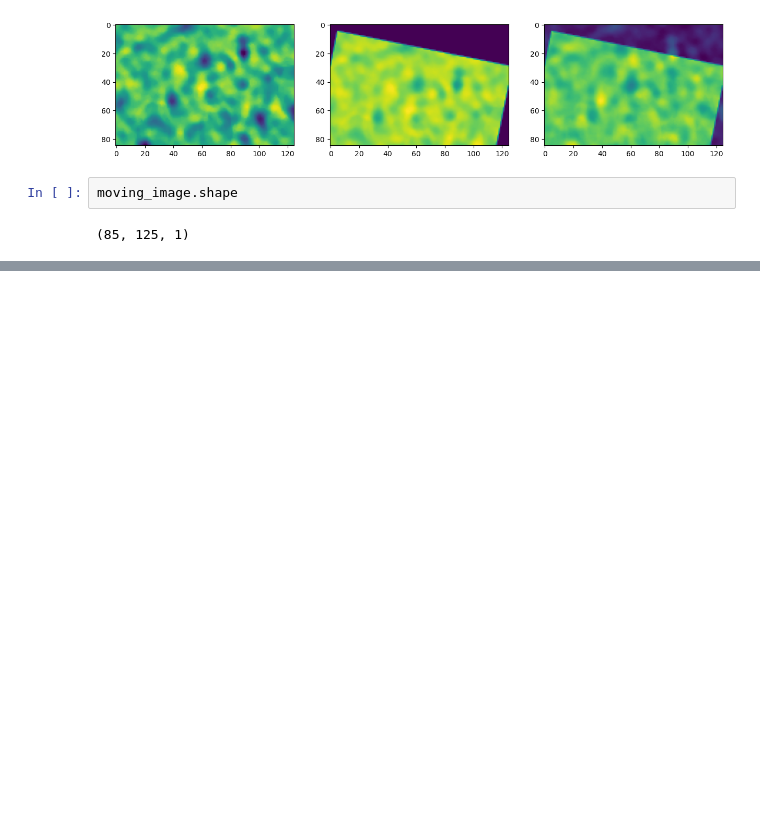
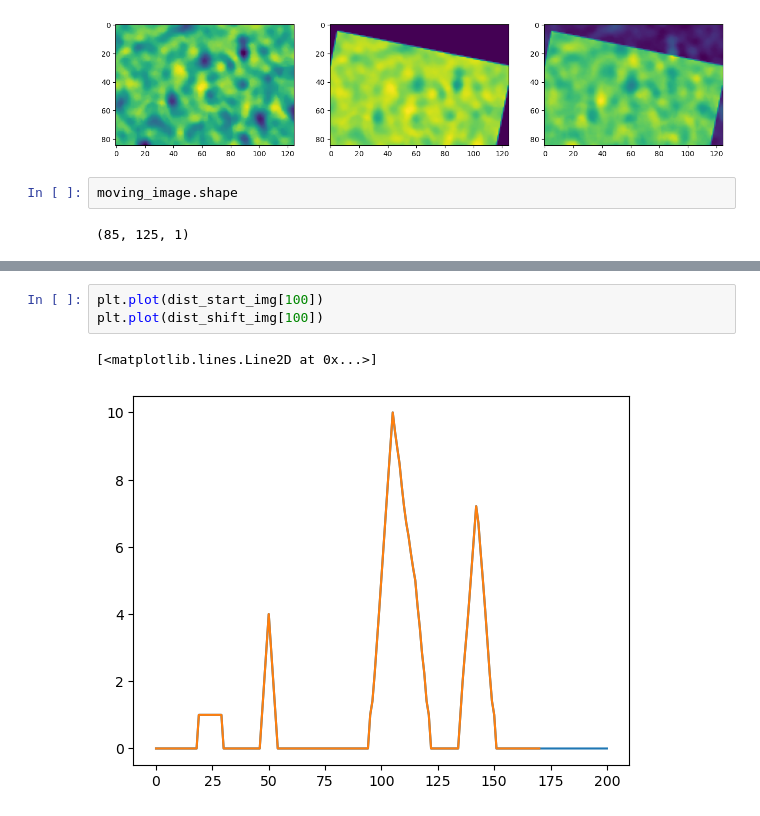
Before and after one commit to ImagingLectures/Quantitative-Big-Imaging-2024, a Jupyter notebook: Lectures/Lecture-09/TFregistration.ipynb, the cells around one changed output, grey strips where cells are left out. Drawn from its saved outputs; the diff is of its cells as text; blank space fills up the shorter version.

```diff
--- a/Lectures/Lecture-09/TFregistration.ipynb
+++ b/Lectures/Lecture-09/TFregistration.ipynb
@@ -416,0 +454,6 @@ moving_image.shape
+# %%
+plt.plot(dist_start_img[100])
+plt.plot(dist_shift_img[100])
+# %% [output]
+[<matplotlib.lines.Line2D at 0x...>]
+[figure, added]
```
Also changed, not shown: parts of 5 cells of this notebook, 11 other files.
